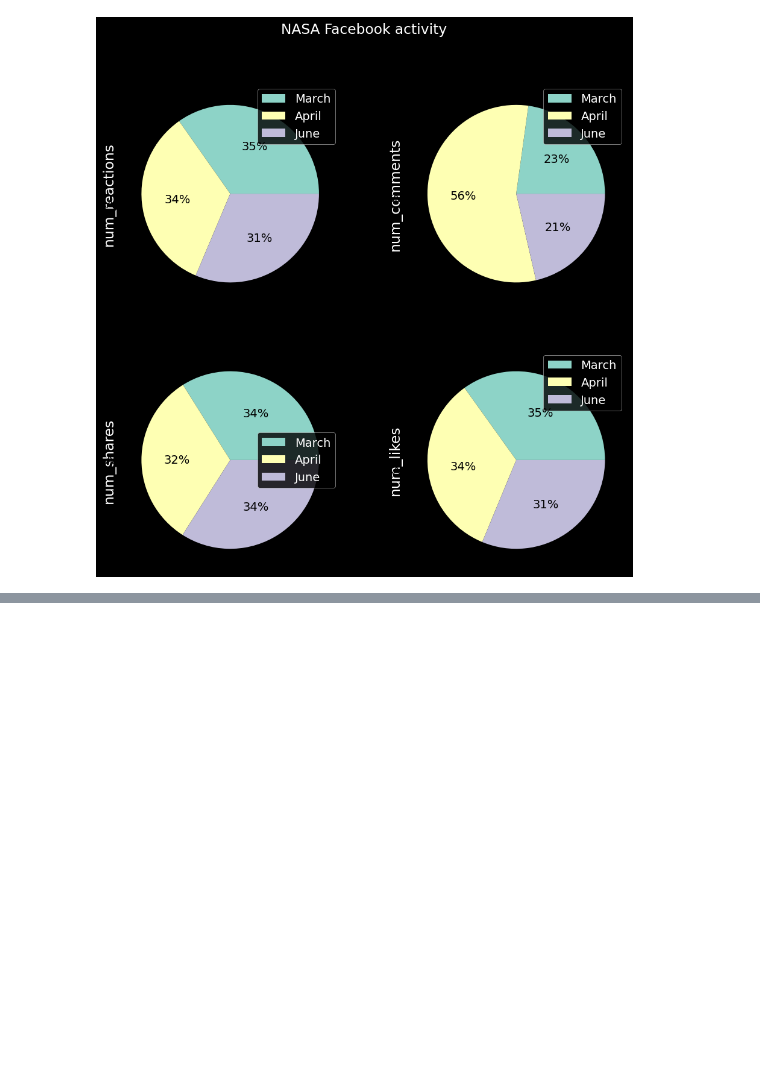
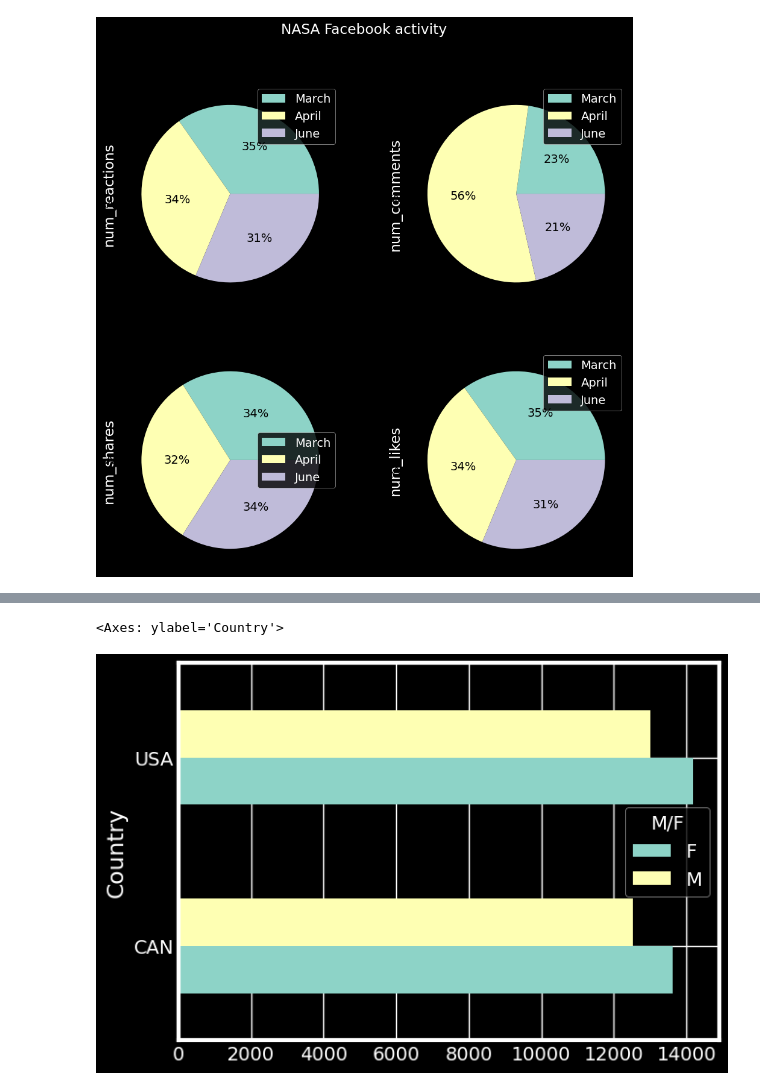
Before and after one commit to Byienio/Pandas_pg, a Jupyter notebook: AdvancedPlots.ipynb, the cells around one changed output, grey strips where cells are left out. Cells and saved outputs as stored; diff of their text form; code cells hidden in the pictures; blank space fills up the shorter version.

```diff
--- a/AdvancedPlots.ipynb
+++ b/AdvancedPlots.ipynb
@@ -241,0 +267,5 @@ array([[<Axes: ylabel='num_reactions'>, <Axes: ylabel='num_comments'>],
+# %%
+groupMF.plot(kind='barh')
+# %% [output]
+<Axes: ylabel='Country'>
+[figure, added]
```
Also changed, not shown: parts of 12 cells of this notebook.
